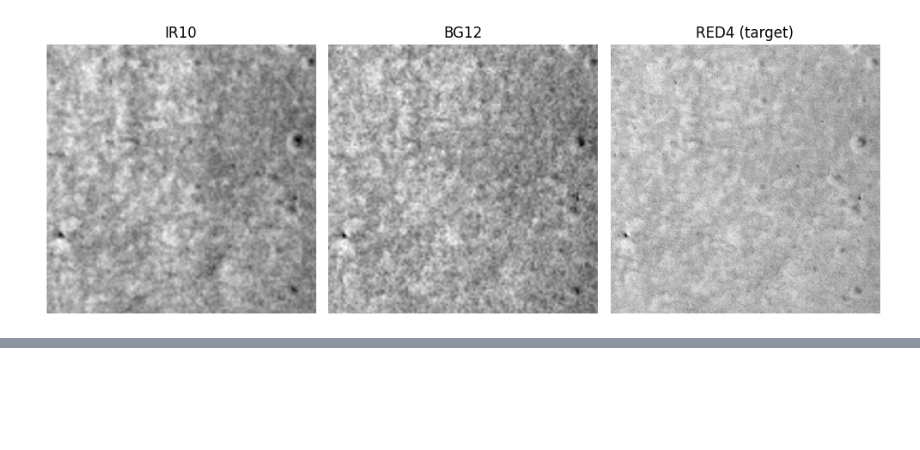
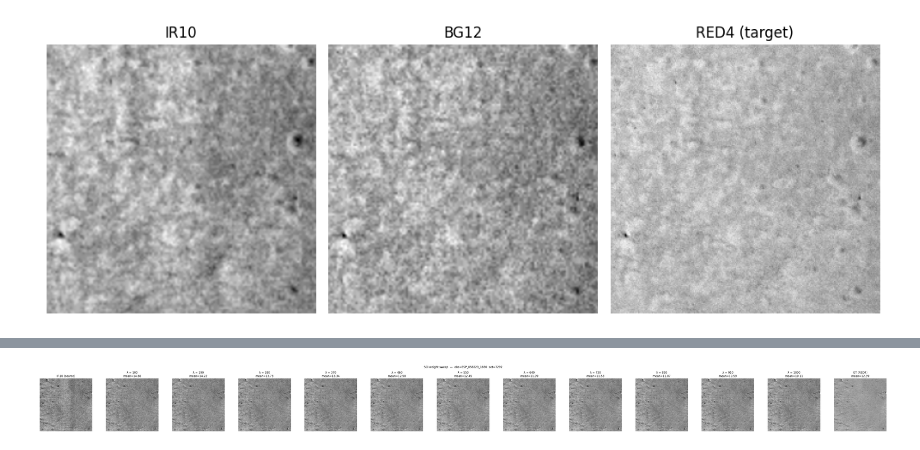
Before and after one commit to EricKing22/HiRISE_diffusion, a Jupyter notebook: interpolate.ipynb, the cells around one changed output, grey strips where cells are left out. Cells and saved outputs as stored; diff of their text form; code cells hidden in the pictures; blank space fills up the shorter version.

```diff
--- a/interpolate.ipynb
+++ b/interpolate.ipynb
@@ -50,0 +157,16 @@ plt.show()
+# %%
+# Run inference for each lambda value with a fixed seed for fair comparison
+lambdas = np.linspace(100, 1000, num=11).astype(np.int32).tolist()  # 7 values from 30 to 100
+# lambdas = [30, 40, 50, 60, 70, 80, 90, 100]  # --- IGNORE ---
+sci_predictions = {}
+SEED = 42
+
+for lam in lambdas:
+    torch.manual_seed(SEED)
+    torch.cuda.manual_seed(SEED)
+    cfg = InferenceConfig(lambda_scl=float(lam), lambda_ccl=float(lam))
+    with torch.no_grad():
+        pred = sample(model, scheduler, ir_tensor, direction=0,
+                      prior_stats=prior_stats, cfg_inf=cfg, device=device)
+    sci_predictions[lam] = pred.squeeze().cpu().numpy()
+    print(f"λ={lam:2d}  range=[{sci_predictions[lam].min():.3f}, {sci_predictions[lam].max():.3f}]  mean={sci_predictions[lam].mean():.3f}")
@@ -50,0 +191,26 @@ plt.show()
+# %%
+%matplotlib inline
+import matplotlib.pyplot as plt
+
+n_pred = len(lambdas)
+fig, axs = plt.subplots(1, n_pred + 2, figsize=(4 * (n_pred + 2), 4))
+
+axs[0].imshow(ir_display, cmap="gray")
+axs[0].set_title("IR10 (source)")
+axs[0].axis("off")
+
+for i, lam in enumerate(lambdas):
+    axs[i + 1].imshow(sci_predictions[lam], cmap="gray")
+    mean_val = sci_predictions[lam].mean()
+    axs[i + 1].set_title(f"λ = {lam}\nmean={mean_val:.2f}")
+    axs[i + 1].axis("off")
+
+axs[-1].imshow(red_gt, cmap="gray")
+axs[-1].set_title(f"GT (RED4)\nmean={red_gt.mean():.2f}")
+axs[-1].axis("off")
+
+plt.suptitle(f"SCI weight sweep  —  obs={diff_sample['obs_id']}  set={diff_sample['set_name']}", y=1.02)
+plt.tight_layout()
+plt.show()
+# %% [output]
+[figure, added]
```
Also changed, not shown: parts of 5 cells of this notebook, 7 other files.
